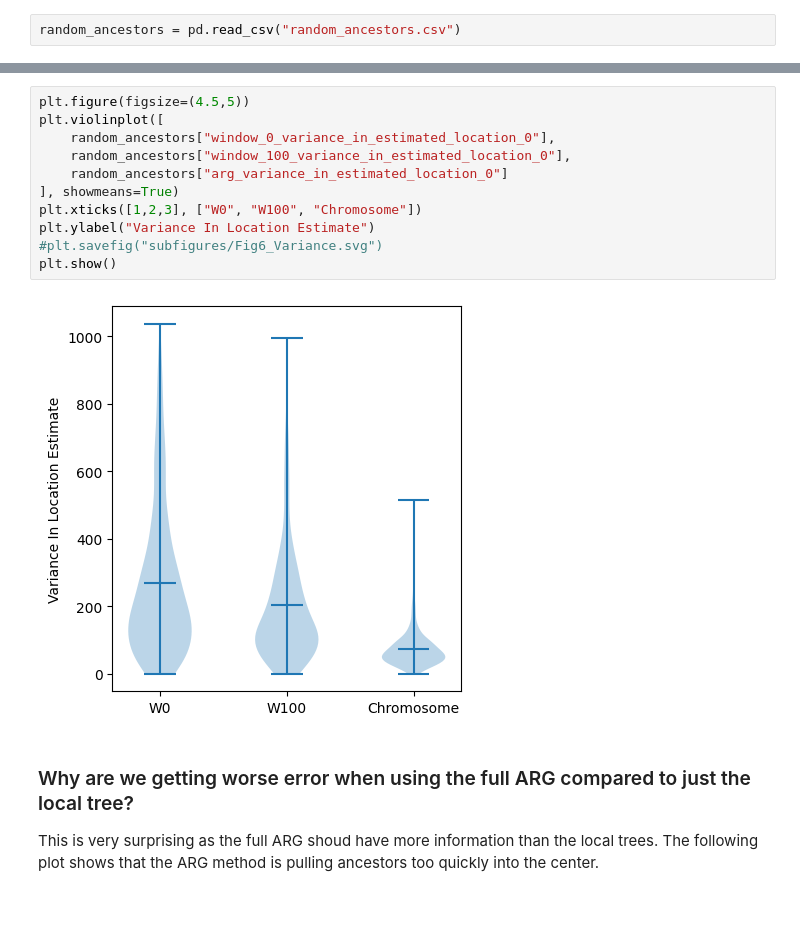
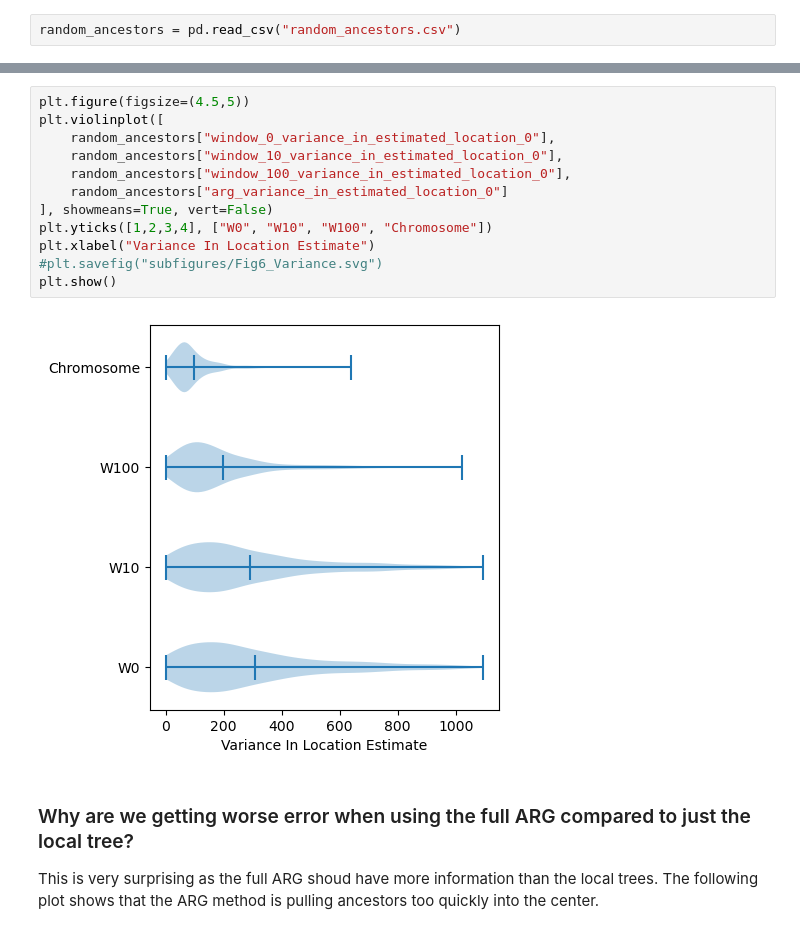
Before and after one commit to kitchensjn/sparg_manuscript, a Jupyter notebook: figures/Fig6_Coverage/Fig6_Notebook.ipynb, the cells around one changed output, grey strips where cells are left out. Cells and saved outputs as stored; diff of their text form; blank space fills up the shorter version.

```diff
--- a/figures/Fig6_Coverage/Fig6_Notebook.ipynb
+++ b/figures/Fig6_Coverage/Fig6_Notebook.ipynb
@@ -181,16 +187,17 @@ KeyError: 'midpoint_abs_error_0'
 # %%
 plt.figure(figsize=(4.5,5))
 plt.violinplot([
     random_ancestors["window_0_variance_in_estimated_location_0"],
+    random_ancestors["window_10_variance_in_estimated_location_0"],
     random_ancestors["window_100_variance_in_estimated_location_0"],
     random_ancestors["arg_variance_in_estimated_location_0"]
-], showmeans=True)
-plt.xticks([1,2,3], ["W0", "W100", "Chromosome"])
-plt.ylabel("Variance In Location Estimate")
+], showmeans=True, vert=False)
+plt.yticks([1,2,3,4], ["W0", "W10", "W100", "Chromosome"])
+plt.xlabel("Variance In Location Estimate")
 #plt.savefig("subfigures/Fig6_Variance.svg")
 plt.show()
 # %% [output]
-[figure, old version]
+[figure, new version]
 # %% [markdown]
 ### Why are we getting worse error when using the full ARG compared to just the local tree?
 
```
Also changed, not shown: parts of 7 cells of this notebook, 20 other files.
